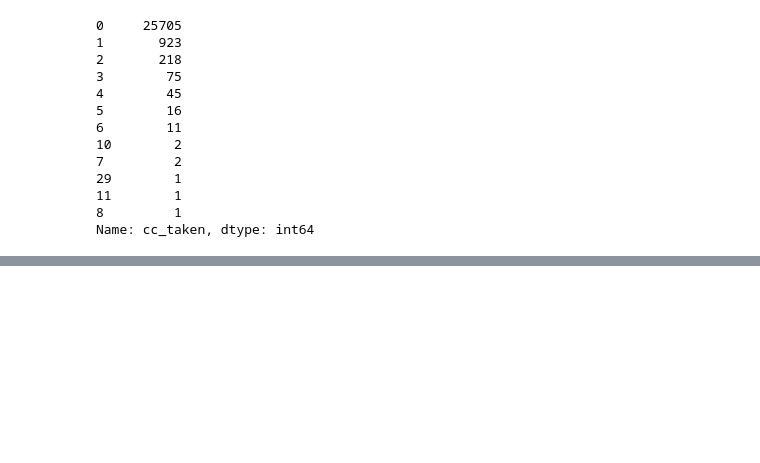
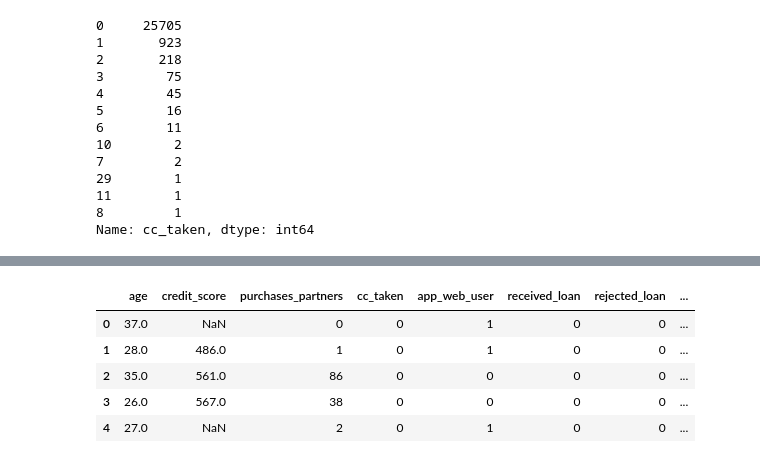
Before and after one commit to innovator-arjun/Minimizing-Churn-Rate--Financial-Habits, a Jupyter notebook: Minimizing Churn Rate.ipynb, the cells around one changed output, grey strips where cells are left out. Saved outputs shown, nothing was run; the diff lists cells and outputs as text; code cells hidden in the pictures; blank space fills up the shorter version.

```diff
--- a/Minimizing Churn Rate.ipynb
+++ b/Minimizing Churn Rate.ipynb
@@ -120,0 +178,5 @@ Name: cc_taken, dtype: int64
+# %%
+data_machine_churn.housing.value_counts()
+
+data_machine_churn=pd.get_dummies(data_machine_churn)
+data_machine_churn.columns
@@ -120,0 +191,9 @@ Name: cc_taken, dtype: int64
+# %%
+data_machine_churn.head()
+# %% [output]
+|  | age | credit_score | purchases_partners | cc_taken | app_web_user | received_loan | rejected_loan | ... |
+| 0 | 37.0 | NaN | 0 | 0 | 1 | 0 | 0 | ... |
+| 1 | 28.0 | 486.0 | 1 | 0 | 1 | 0 | 0 | ... |
+| 2 | 35.0 | 561.0 | 86 | 0 | 0 | 0 | 0 | ... |
+| 3 | 26.0 | 567.0 | 38 | 0 | 0 | 0 | 0 | ... |
+| 4 | 27.0 | NaN | 2 | 0 | 1 | 0 | 0 | ... |
```
Also changed, not shown: parts of 14 cells of this notebook.
